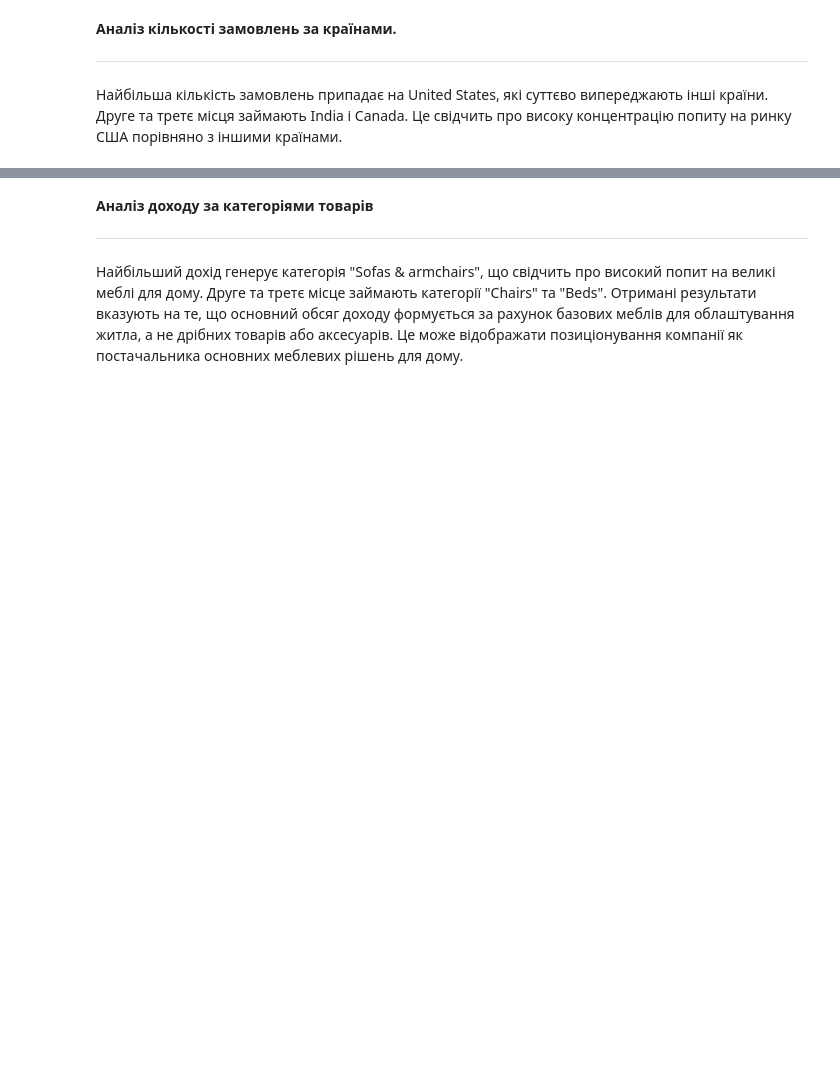
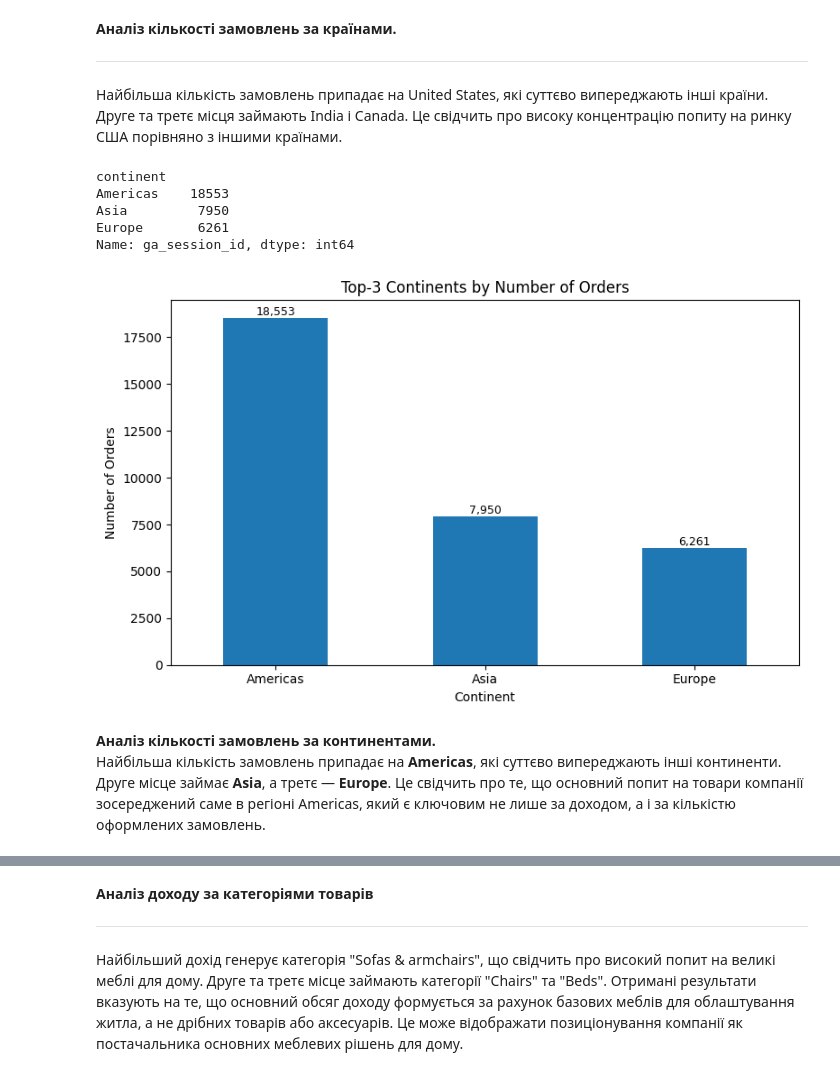
Before and after one commit to Miroszlava/portfolio-project-1-sales-analytics, a Jupyter notebook: notebooks/Portfolio_1_Sales_Analytics.ipynb, the cells around one changed output, grey strips where cells are left out. Cells and saved outputs as stored; diff of their text form; code cells hidden in the pictures; blank space fills up the shorter version.

```diff
--- a/notebooks/Portfolio_1_Sales_Analytics.ipynb
+++ b/notebooks/Portfolio_1_Sales_Analytics.ipynb
@@ -185,6 +263,38 @@ plt.show()
 ---
 
 Найбільша кількість замовлень припадає на United States, які суттєво випереджають інші країни. Друге та третє місця займають India і Canada. Це свідчить про високу концентрацію попиту на ринку США порівняно з іншими країнами.
+# %%
+orders_by_continent = (
+    orders_df.groupby('continent')['ga_session_id']
+    .nunique()
+    .sort_values(ascending=False)
+    .head(3)
+)
+
+print(orders_by_continent)
+
+plt.figure(figsize=(8,5))
+ax = orders_by_continent.plot(kind='bar')
+plt.title('Top-3 Continents by Number of Orders')
+plt.xlabel('Continent')
+plt.ylabel('Number of Orders')
+plt.xticks(rotation=0)
+
+for i, v in enumerate(orders_by_continent.values):
+    ax.text(i, v, f'{v:,}', ha='center', va='bottom', fontsize=9)
+
+plt.tight_layout()
+plt.show()
+# %% [output]
+continent
+Americas    18553
+Asia         7950
+Europe       6261
+Name: ga_session_id, dtype: int64
+[figure, added]
+# %% [markdown]
+**Аналіз кількості замовлень за континентами.**
+Найбільша кількість замовлень припадає на **Americas**, які суттєво випереджають інші континенти. Друге місце займає **Asia**, а третє — **Europe**. Це свідчить про те, що основний попит на товари компанії зосереджений саме в регіоні Americas, який є ключовим не лише за доходом, а і за кількістю оформлених замовлень.
 # %%
 category_sales = (
     orders_df.groupby('category')['revenue']
```
Also changed, not shown: parts of 41 cells of this notebook.
